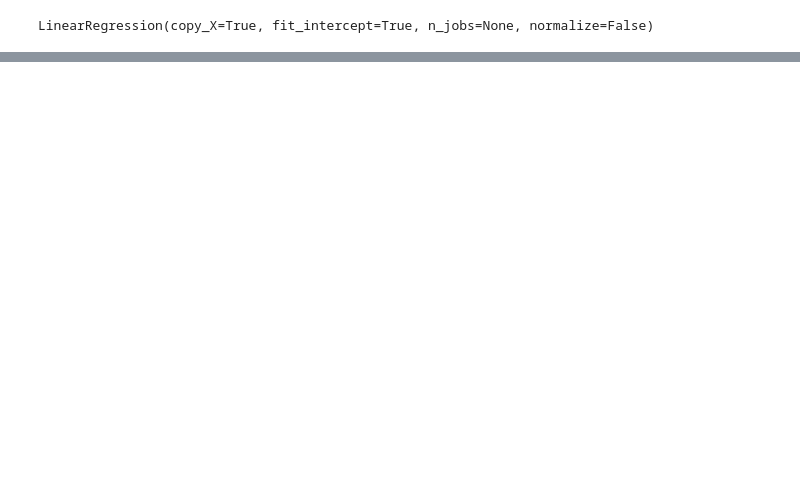
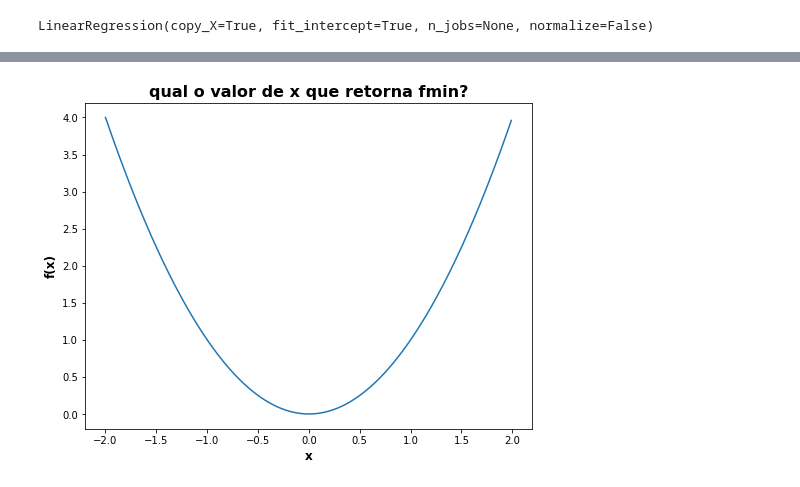
Before and after one commit to eutiagovski/projetos-cursos, a Jupyter notebook: datascience-mentorama/11_Implementando_Modelos_aula.ipynb, the cells around one changed output, grey strips where cells are left out. Cells and saved outputs as stored; diff of their text form; code cells hidden in the pictures; blank space fills up the shorter version.

```diff
--- a/datascience-mentorama/11_Implementando_Modelos_aula.ipynb
+++ b/datascience-mentorama/11_Implementando_Modelos_aula.ipynb
@@ -86,0 +91,15 @@ plt.show()
+# %%
+def f(x):
+  return x**2
+# %%
+xlims = np.arange(-2, 2, 0.01)
+fxlims = [f(x) for x in xlims]
+
+plt.figure(figsize=[8,6])
+plt.title('qual o valor de x que retorna fmin?', fontsize=16, fontweight='bold')
+plt.xlabel('x', fontsize=12, fontweight='bold')
+plt.ylabel('f(x)', fontsize=12, fontweight='bold')
+plt.plot(xlims, fxlims, '-')
+plt.show()
+# %% [output]
+[figure, added]
```
Also changed, not shown: parts of 27 cells of this notebook.
